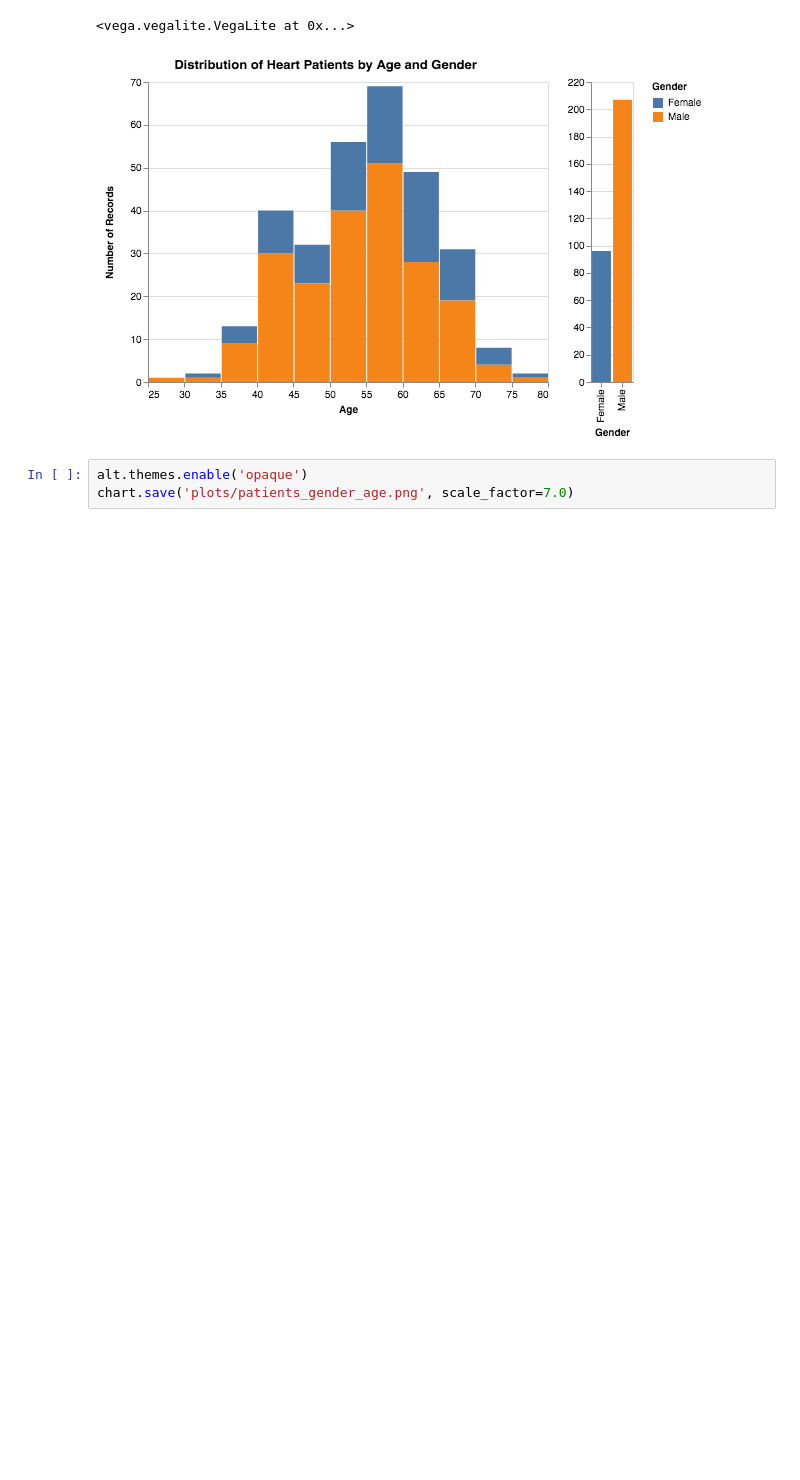
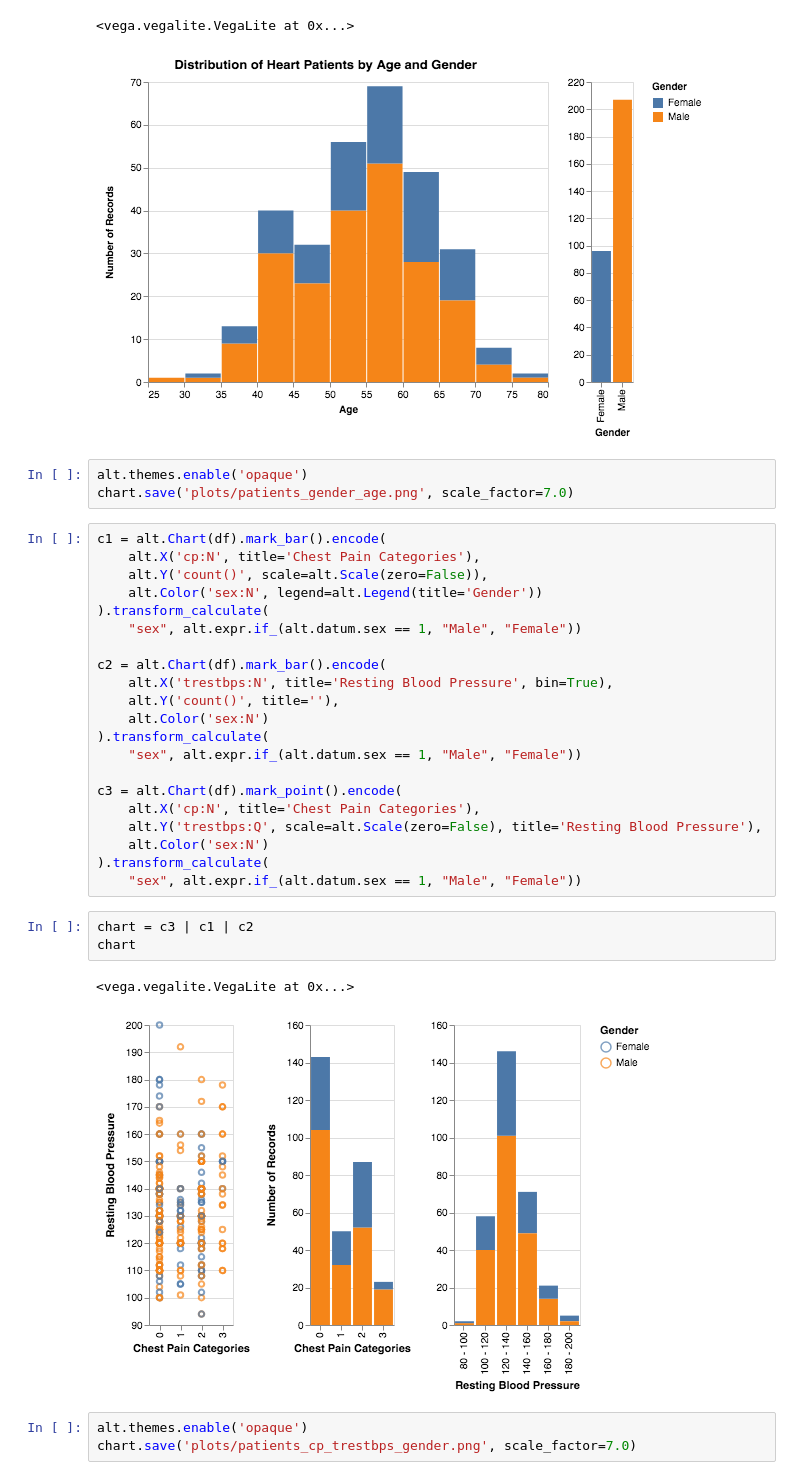
Before and after one commit to sarthakbatragatech/MedicalViz, a Jupyter notebook: HeartDisease.ipynb, the cells around one changed output. Cells and saved outputs as stored; diff of their text form; blank space fills up the shorter version.

Commit message:
Generated multivariate plot for chest pain, resting bp, gender

```diff
--- a/HeartDisease.ipynb
+++ b/HeartDisease.ipynb
@@ -58,3 +58,33 @@ chart
 # %%
 alt.themes.enable('opaque')
 chart.save('plots/patients_gender_age.png', scale_factor=7.0)
+# %%
+c1 = alt.Chart(df).mark_bar().encode(
+    alt.X('cp:N', title='Chest Pain Categories'),
+    alt.Y('count()', scale=alt.Scale(zero=False)),
+    alt.Color('sex:N', legend=alt.Legend(title='Gender'))
+).transform_calculate(
+    "sex", alt.expr.if_(alt.datum.sex == 1, "Male", "Female"))
+
+c2 = alt.Chart(df).mark_bar().encode(
+    alt.X('trestbps:N', title='Resting Blood Pressure', bin=True),
+    alt.Y('count()', title=''),
+    alt.Color('sex:N')
+).transform_calculate(
+    "sex", alt.expr.if_(alt.datum.sex == 1, "Male", "Female"))
+
+c3 = alt.Chart(df).mark_point().encode(
+    alt.X('cp:N', title='Chest Pain Categories'),
+    alt.Y('trestbps:Q', scale=alt.Scale(zero=False), title='Resting Blood Pressure'),
+    alt.Color('sex:N')
+).transform_calculate(
+    "sex", alt.expr.if_(alt.datum.sex == 1, "Male", "Female"))
+# %%
+chart = c3 | c1 | c2
+chart
+# %% [output]
+<vega.vegalite.VegaLite at 0x...>
+[figure, added]
+# %%
+alt.themes.enable('opaque')
+chart.save('plots/patients_cp_trestbps_gender.png', scale_factor=7.0)
```
Also changed, not shown: parts of 3 cells of this notebook, 2 other files.
